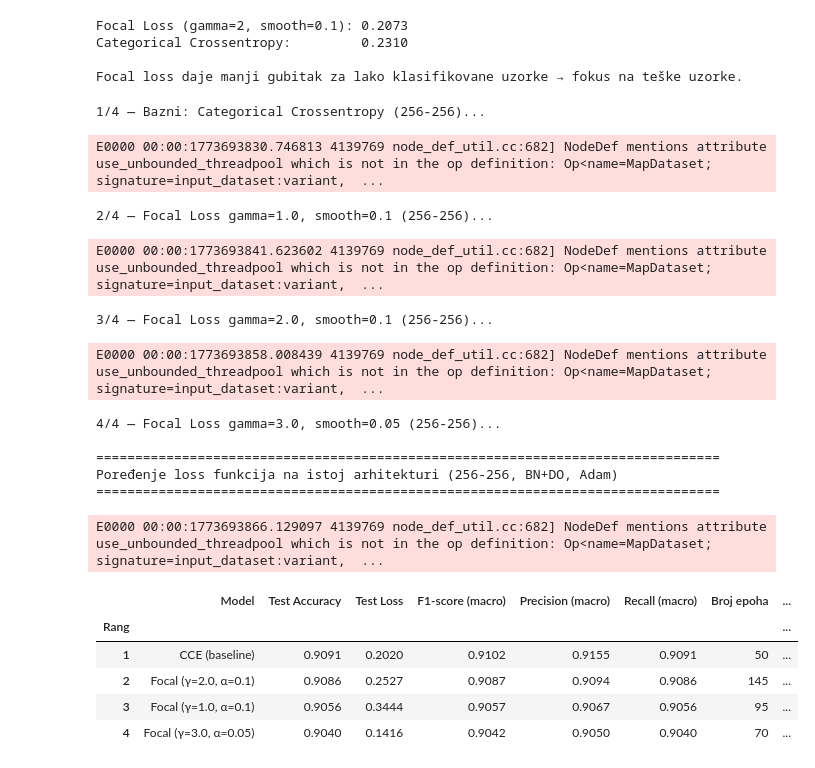
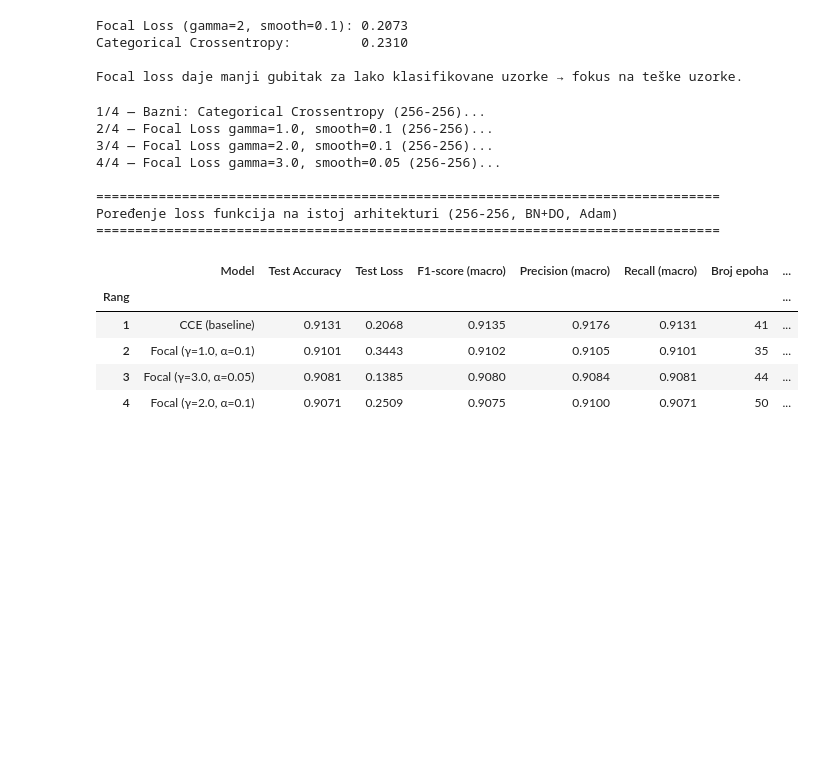
Before and after one commit to bazlooka/elfak-machine-learning, a Jupyter notebook: project 3/notebook.ipynb, the cells around one changed output. Cells and saved outputs as stored; diff of their text form; code cells hidden in the pictures; blank space fills up the shorter version.

```diff
--- a/project 3/notebook.ipynb
+++ b/project 3/notebook.ipynb
@@ -1079,9 +1072,11 @@ def build_and_train_custom_loss(name, layers_config, optimizer, loss_fn,
 
 
 best_arch = [
+    {'units': 256, 'activation': 'relu', 'batch_norm': True, 'dropout': 0.3},
     {'units': 128, 'activation': 'relu', 'batch_norm': True, 'dropout': 0.3},
-    {'units': 64, 'activation': 'relu', 'batch_norm': True, 'dropout': 0.3},
+    {'units': 64, 'activation': 'relu', 'batch_norm': True, 'dropout': 0.25},
     {'units': 32, 'activation': 'relu', 'batch_norm': True, 'dropout': 0.2},
+    {'units': 16, 'activation': 'relu', 'batch_norm': True, 'dropout': 0.1},
 ]
 
 focal_results = []
@@ -1091,7 +1086,7 @@ print("1/4 — Bazni: Categorical Crossentropy (256-256)...")
 res_cce, hist_cce, y_pred_cce = build_and_train_custom_loss(
     name="CCE (baseline)",
     layers_config=best_arch,
-    optimizer=keras.optimizers.SGD(learning_rate=0.01, momentum=0.9, nesterov=True),
+    optimizer=keras.optimizers.Adam(learning_rate=0.001),
     loss_fn='categorical_crossentropy'
 )
 focal_results.append(res_cce)
@@ -1101,7 +1096,7 @@ print("2/4 — Focal Loss gamma=1.0, smooth=0.1 (256-256)...")
 res_fl1, hist_fl1, y_pred_fl1 = build_and_train_custom_loss(
     name="Focal (γ=1.0, α=0.1)",
     layers_config=best_arch,
-    optimizer=keras.optimizers.SGD(learning_rate=0.01, momentum=0.9, nesterov=True),
+    optimizer=keras.optimizers.Adam(learning_rate=0.001),
     loss_fn=focal_loss_with_label_smoothing(gamma=1.0, alpha=0.1)
 )
 focal_results.append(res_fl1)
@@ -1110,50 +1105,46 @@ print("3/4 — Focal Loss gamma=2.0, smooth=0.1 (256-256)...")
 res_fl2, hist_fl2, y_pred_fl2 = build_and_train_custom_loss(
     name="Focal (γ=2.0, α=0.1)",
     layers_config=best_arch,
-    optimizer=keras.optimizers.SGD(learning_rate=0.01, momentum=0.9, nesterov=True),
+    optimizer=keras.optimizers.Adam(learning_rate=0.001),
     loss_fn=focal_loss_with_label_smoothing(gamma=2.0, alpha=0.1)
 )
 focal_results.append(res_fl2)
 
 print("4/4 — Focal Loss gamma=3.0, smooth=0.05 (256-256)...")
 res_fl3, hist_fl3, y_pred_fl3 = build_and_train_custom_loss(
     name="Focal (γ=3.0, α=0.05)",
     layers_config=best_arch,
-    optimizer=keras.optimizers.SGD(learning_rate=0.01, momentum=0.9, nesterov=True),
+    optimizer=keras.optimizers.Adam(learning_rate=0.001),
     loss_fn=focal_loss_with_label_smoothing(gamma=3.0, alpha=0.05)
 )
 focal_results.append(res_fl3)
 
 # Prikaz rezultata
 focal_df = pd.DataFrame(focal_results).sort_values('Test Accuracy', ascending=False).reset_index(drop=True)
 focal_df.index = focal_df.index + 1
 focal_df.index.name = 'Rang'
 
 display_focal = focal_df.copy()
 for col in ['Test Accuracy', 'F1-score (macro)', 'Precision (macro)', 'Recall (macro)']:
     display_focal[col] = display_focal[col].map('{:.4f}'.format)
 display_focal['Test Loss'] = display_focal['Test Loss'].map('{:.4f}'.format)
 
 print("\n" + "="*80)
 print("Poređenje loss funkcija na istoj arhitekturi (256-256, BN+DO, Adam)")
 print("="*80)
 display_focal
 # %% [output]
 1/4 — Bazni: Categorical Crossentropy (256-256)...
+2/4 — Focal Loss gamma=1.0, smooth=0.1 (256-256)...
+3/4 — Focal Loss gamma=2.0, smooth=0.1 (256-256)...
+4/4 — Focal Loss gamma=3.0, smooth=0.05 (256-256)...
+
+================================================================================
+Poređenje loss funkcija na istoj arhitekturi (256-256, BN+DO, Adam)
+================================================================================
-E0000 00:00:1773693830.746813 4139769 node_def_util.cc:682] NodeDef mentions attribute use_unbounded_threadpool which is not in the op definition: Op<name=MapDataset; signature=input_dataset:variant,  ...
-2/4 — Focal Loss gamma=1.0, smooth=0.1 (256-256)...
-E0000 00:00:1773693841.623602 4139769 node_def_util.cc:682] NodeDef mentions attribute use_unbounded_threadpool which is not in the op definition: Op<name=MapDataset; signature=input_dataset:variant,  ...
-3/4 — Focal Loss gamma=2.0, smooth=0.1 (256-256)...
-E0000 00:00:1773693858.008439 4139769 node_def_util.cc:682] NodeDef mentions attribute use_unbounded_threadpool which is not in the op definition: Op<name=MapDataset; signature=input_dataset:variant,  ...
-4/4 — Focal Loss gamma=3.0, smooth=0.05 (256-256)...
-
-================================================================================
-Poređenje loss funkcija na istoj arhitekturi (256-256, BN+DO, Adam)
-================================================================================
-E0000 00:00:1773693866.129097 4139769 node_def_util.cc:682] NodeDef mentions attribute use_unbounded_threadpool which is not in the op definition: Op<name=MapDataset; signature=input_dataset:variant,  ...
 |  | Model | Test Accuracy | Test Loss | F1-score (macro) | Precision (macro) | Recall (macro) | Broj epoha | ... |
 | Rang |  |  |  |  |  |  |  | ... |
-| 1 | CCE (baseline) | 0.9091 | 0.2020 | 0.9102 | 0.9155 | 0.9091 | 50 | ... |
-| 2 | Focal (γ=2.0, α=0.1) | 0.9086 | 0.2527 | 0.9087 | 0.9094 | 0.9086 | 145 | ... |
-| 3 | Focal (γ=1.0, α=0.1) | 0.9056 | 0.3444 | 0.9057 | 0.9067 | 0.9056 | 95 | ... |
-| 4 | Focal (γ=3.0, α=0.05) | 0.9040 | 0.1416 | 0.9042 | 0.9050 | 0.9040 | 70 | ... |
+| 1 | CCE (baseline) | 0.9131 | 0.2068 | 0.9135 | 0.9176 | 0.9131 | 41 | ... |
+| 2 | Focal (γ=1.0, α=0.1) | 0.9101 | 0.3443 | 0.9102 | 0.9105 | 0.9101 | 35 | ... |
+| 3 | Focal (γ=3.0, α=0.05) | 0.9081 | 0.1385 | 0.9080 | 0.9084 | 0.9081 | 44 | ... |
+| 4 | Focal (γ=2.0, α=0.1) | 0.9071 | 0.2509 | 0.9075 | 0.9100 | 0.9071 | 50 | ... |
```
Also changed, not shown: parts of 13 cells of this notebook.
